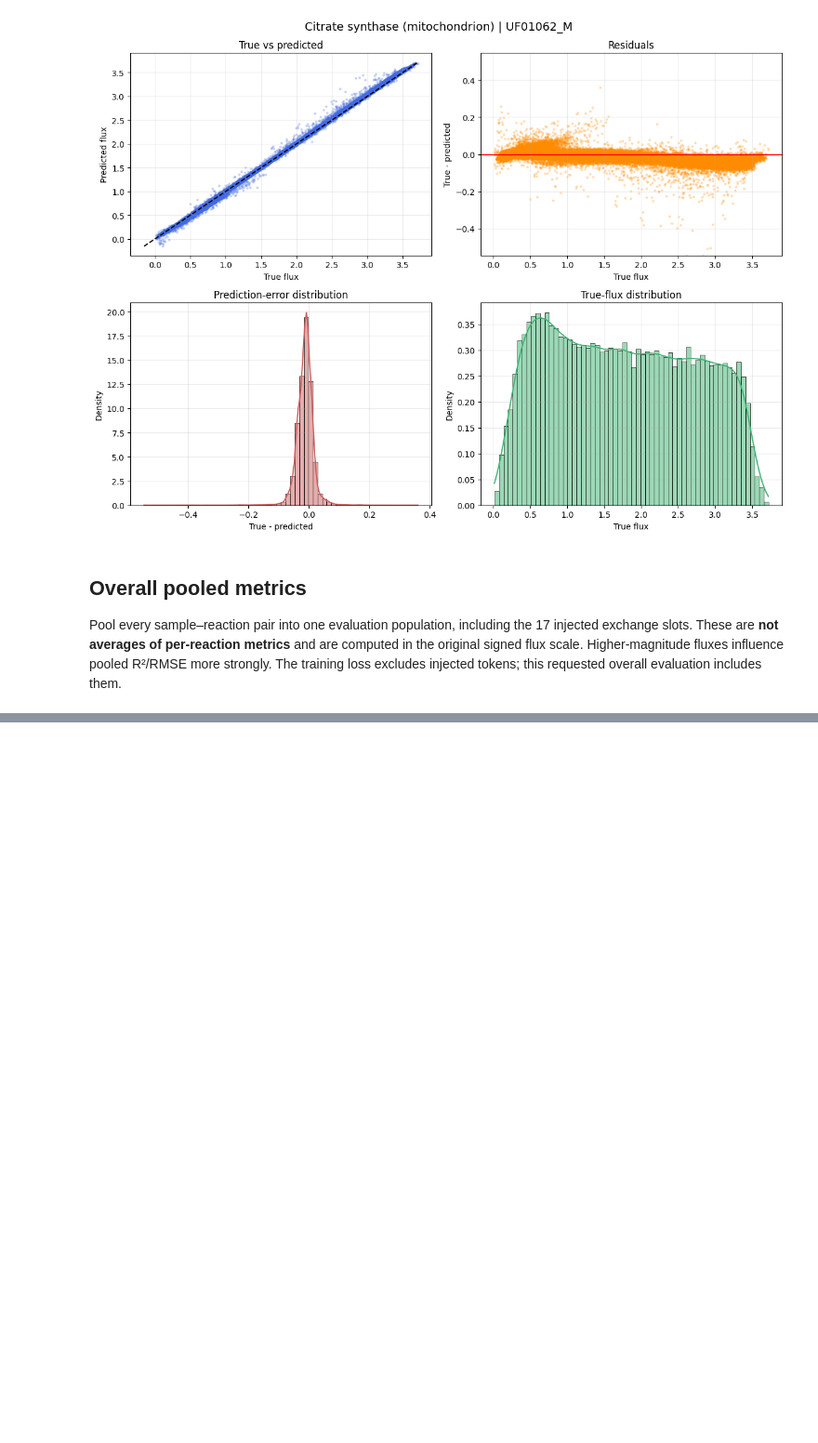
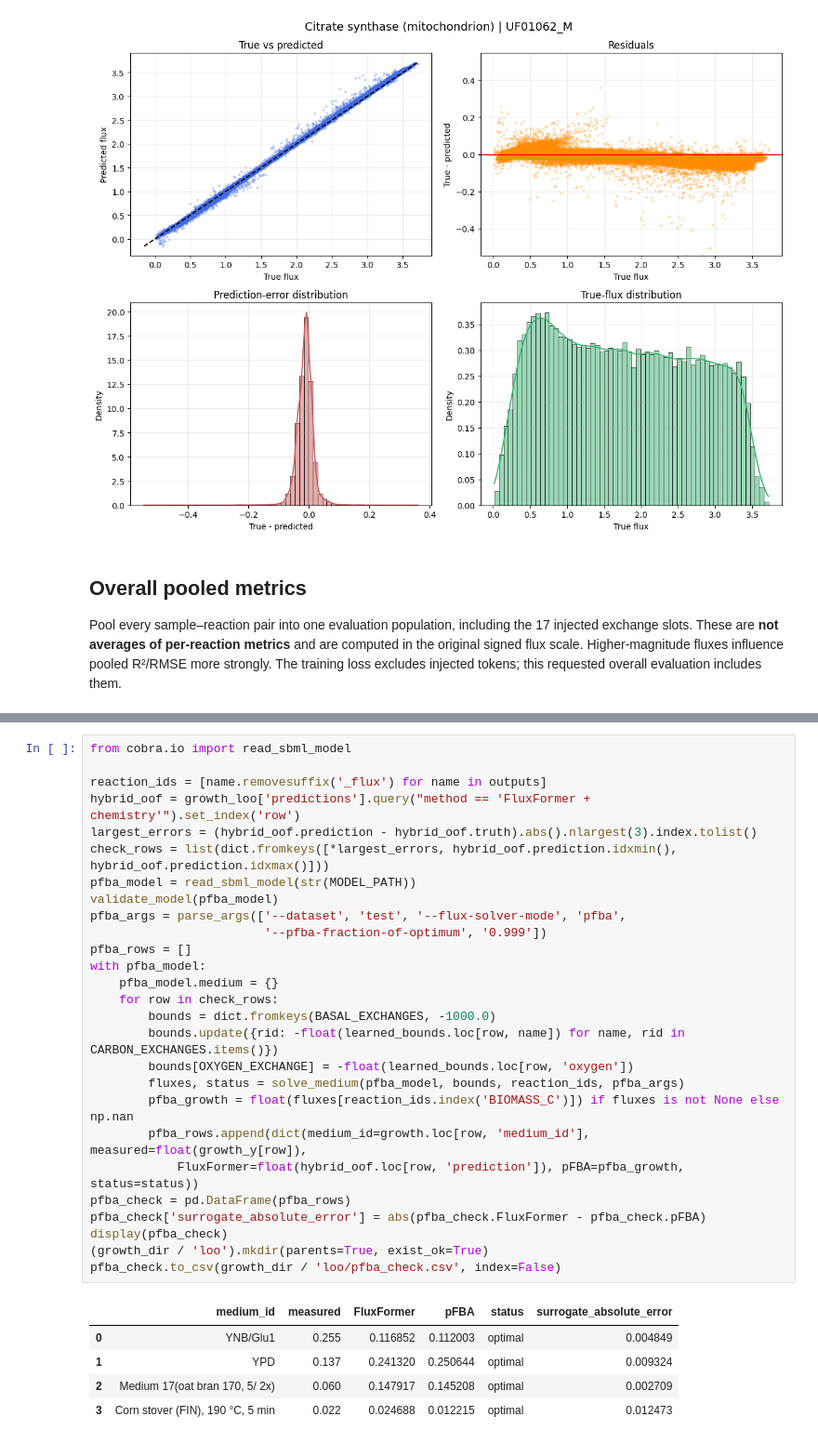
Before and after one commit to ruokokoski/metabolic-NN, a Jupyter notebook: candida_intermedia_model_testing.ipynb, the cells around one changed output, grey strips where cells are left out. Shown at 93% size. Drawn from its saved outputs; the diff is of its cells as text; blank space fills up the shorter version.

```diff
--- a/candida_intermedia_model_testing.ipynb
+++ b/candida_intermedia_model_testing.ipynb
@@ -292,0 +661,33 @@ RMSE : 0.027953
+# %%
+from cobra.io import read_sbml_model
+
+reaction_ids = [name.removesuffix('_flux') for name in outputs]
+hybrid_oof = growth_loo['predictions'].query("method == 'FluxFormer + chemistry'").set_index('row')
+largest_errors = (hybrid_oof.prediction - hybrid_oof.truth).abs().nlargest(3).index.tolist()
+check_rows = list(dict.fromkeys([*largest_errors, hybrid_oof.prediction.idxmin(), hybrid_oof.prediction.idxmax()]))
+pfba_model = read_sbml_model(str(MODEL_PATH))
+validate_model(pfba_model)
+pfba_args = parse_args(['--dataset', 'test', '--flux-solver-mode', 'pfba',
+                        '--pfba-fraction-of-optimum', '0.999'])
+pfba_rows = []
+with pfba_model:
+    pfba_model.medium = {}
+    for row in check_rows:
+        bounds = dict.fromkeys(BASAL_EXCHANGES, -1000.0)
+        bounds.update({rid: -float(learned_bounds.loc[row, name]) for name, rid in CARBON_EXCHANGES.items()})
+        bounds[OXYGEN_EXCHANGE] = -float(learned_bounds.loc[row, 'oxygen'])
+        fluxes, status = solve_medium(pfba_model, bounds, reaction_ids, pfba_args)
+        pfba_growth = float(fluxes[reaction_ids.index('BIOMASS_C')]) if fluxes is not None else np.nan
+        pfba_rows.append(dict(medium_id=growth.loc[row, 'medium_id'], measured=float(growth_y[row]),
+            FluxFormer=float(hybrid_oof.loc[row, 'prediction']), pFBA=pfba_growth, status=status))
+pfba_check = pd.DataFrame(pfba_rows)
+pfba_check['surrogate_absolute_error'] = abs(pfba_check.FluxFormer - pfba_check.pFBA)
+display(pfba_check)
+(growth_dir / 'loo').mkdir(parents=True, exist_ok=True)
+pfba_check.to_csv(growth_dir / 'loo/pfba_check.csv', index=False)
+# %% [output]
+|  | medium_id | measured | FluxFormer | pFBA | status | surrogate_absolute_error |
+| 0 | YNB/Glu1 | 0.255 | 0.116852 | 0.112003 | optimal | 0.004849 |
+| 1 | YPD | 0.137 | 0.241320 | 0.250644 | optimal | 0.009324 |
+| 2 | Medium 17(oat bran 170, 5/ 2x) | 0.060 | 0.147917 | 0.145208 | optimal | 0.002709 |
+| 3 | Corn stover (FIN), 190 °C, 5 min | 0.022 | 0.024688 | 0.012215 | optimal | 0.012473 |
```
Also changed, not shown: parts of 21 cells of this notebook, 8 other files.
